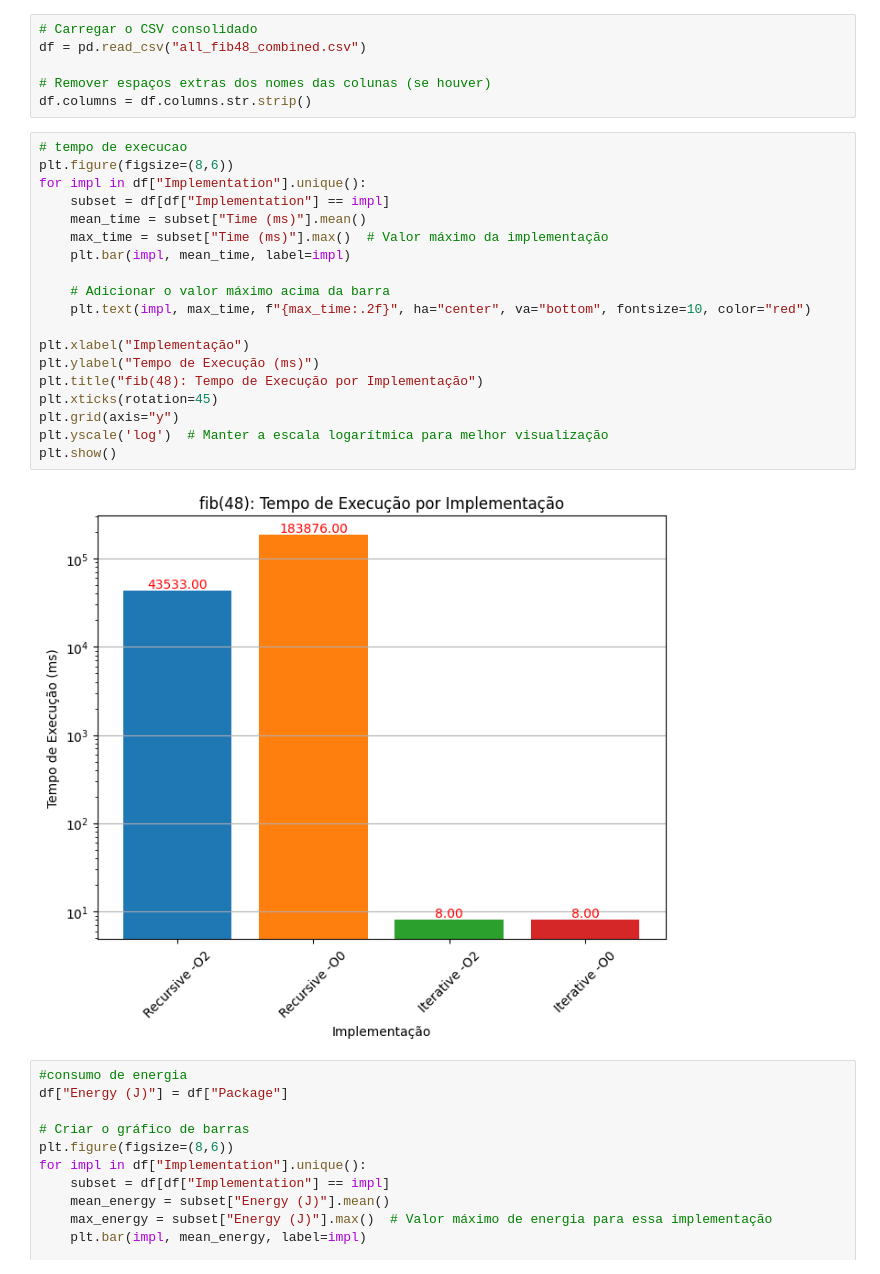
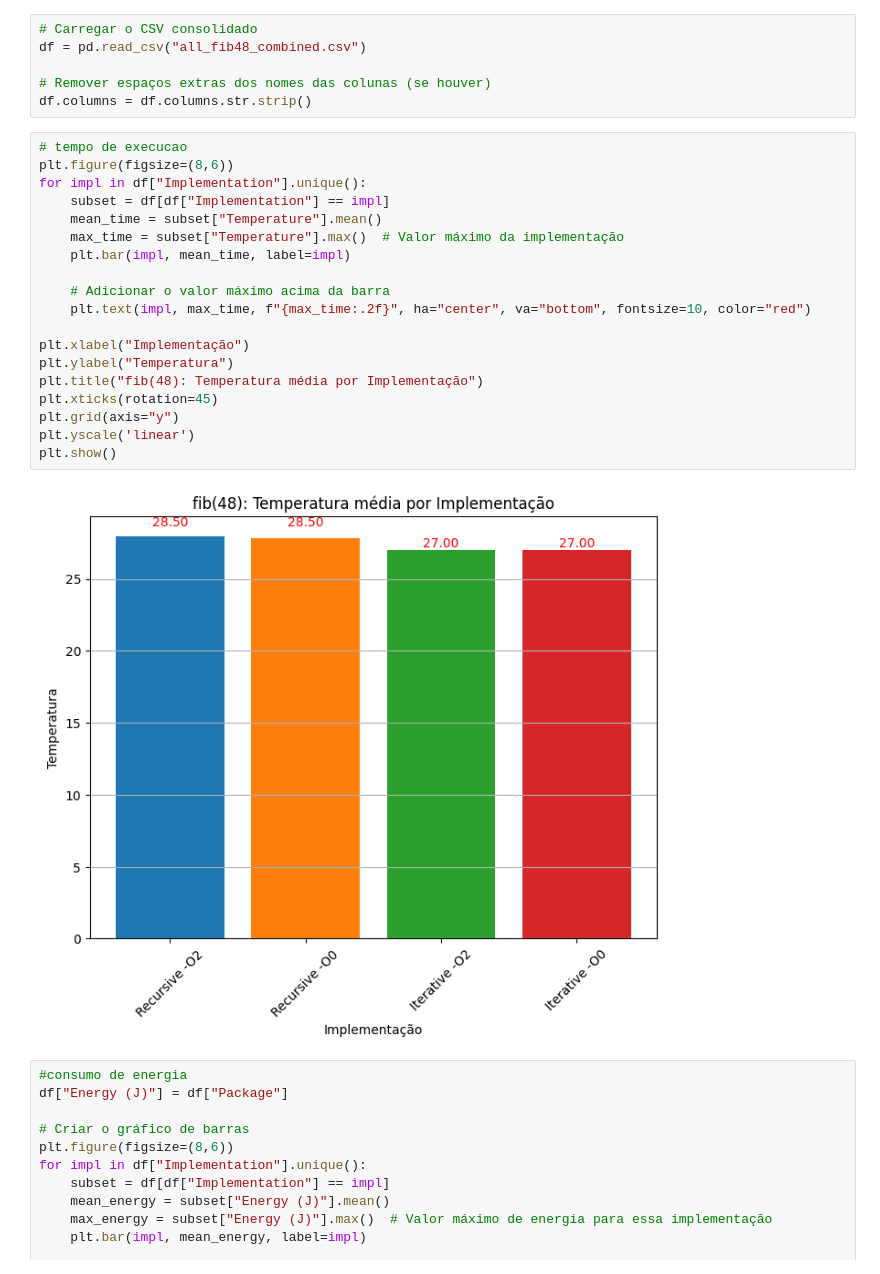
Before and after one commit to MiguelSousa7/RAPL_exercises, a Jupyter notebook: ex1/fib_48/graphs.ipynb, the cells around one changed output. Saved outputs shown, nothing was run; the diff lists cells and outputs as text.

```diff
--- a/ex1/fib_48/graphs.ipynb
+++ b/ex1/fib_48/graphs.ipynb
@@ -14,24 +14,24 @@ df.columns = df.columns.str.strip()
 # %%
 # tempo de execucao
 plt.figure(figsize=(8,6))
 for impl in df["Implementation"].unique():
     subset = df[df["Implementation"] == impl]
-    mean_time = subset["Time (ms)"].mean()
-    max_time = subset["Time (ms)"].max()  # Valor máximo da implementação
+    mean_time = subset["Temperature"].mean()
+    max_time = subset["Temperature"].max()  # Valor máximo da implementação
     plt.bar(impl, mean_time, label=impl)
 
     # Adicionar o valor máximo acima da barra
     plt.text(impl, max_time, f"{max_time:.2f}", ha="center", va="bottom", fontsize=10, color="red")
 
 plt.xlabel("Implementação")
-plt.ylabel("Tempo de Execução (ms)")
-plt.title("fib(48): Tempo de Execução por Implementação")
+plt.ylabel("Temperatura")
+plt.title("fib(48): Temperatura média por Implementação")
 plt.xticks(rotation=45)
 plt.grid(axis="y")
-plt.yscale('log')  # Manter a escala logarítmica para melhor visualização
+plt.yscale('linear')
 plt.show()
 # %% [output]
-[figure, old version]
+[figure, new version]
 # %%
 #consumo de energia
 df["Energy (J)"] = df["Package"]
```
Also changed, not shown: 20 other files.
